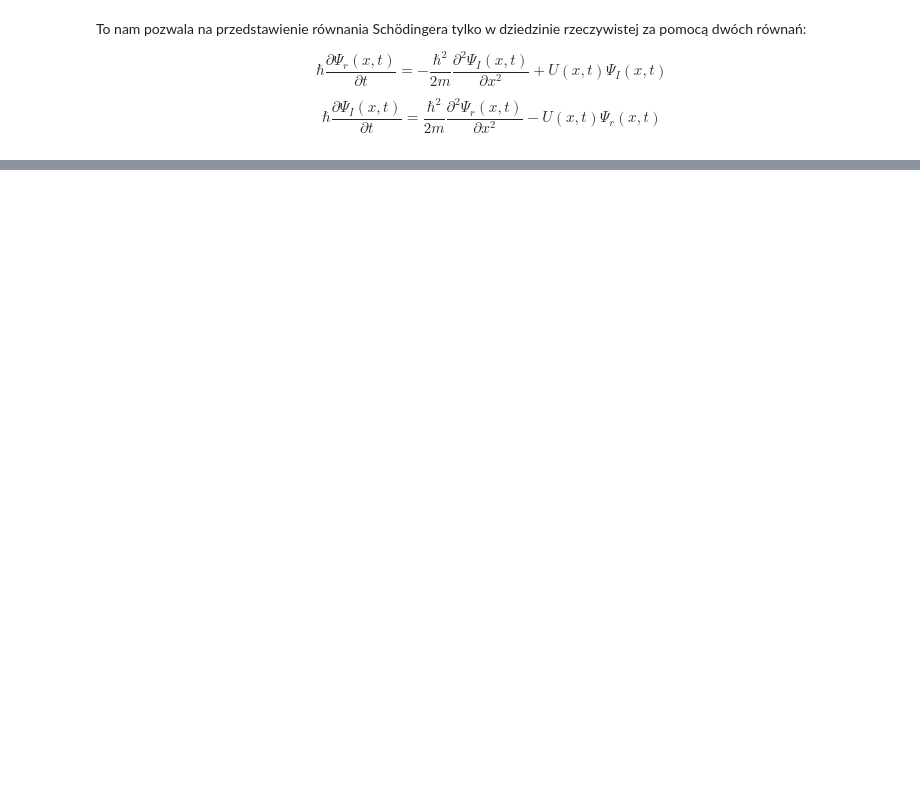
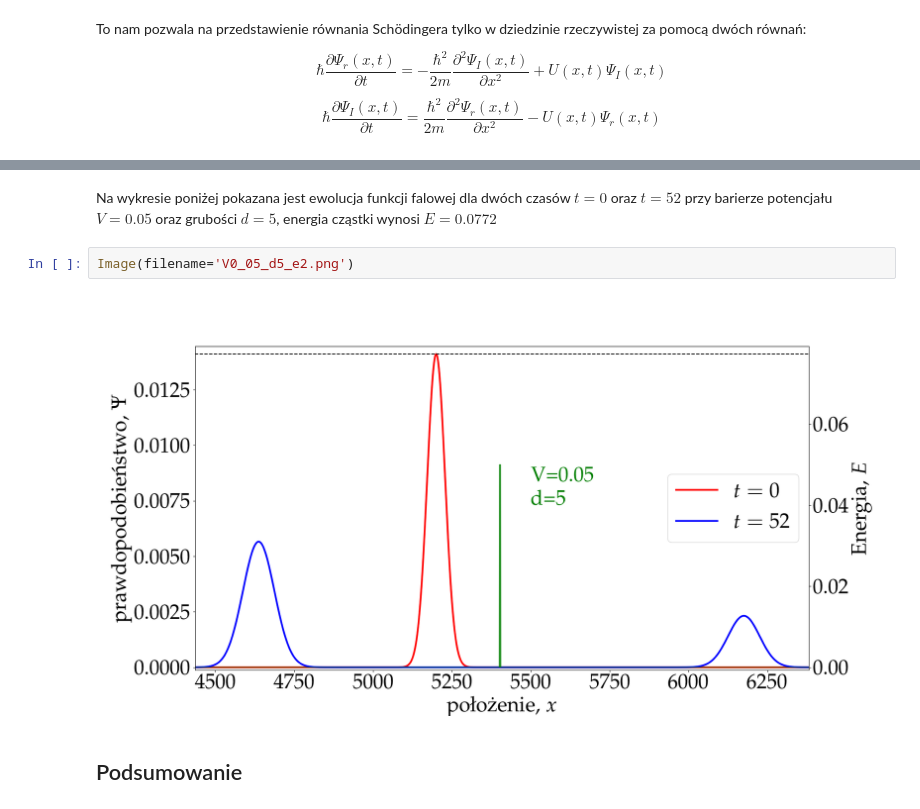
Before and after one commit to pawel21/FDTD, a Jupyter notebook: Schrodinger/FDTD_Schrodinger.ipynb, the cells around one changed output, grey strips where cells are left out. Drawn from its saved outputs; the diff is of its cells as text; blank space fills up the shorter version.

```diff
--- a/Schrodinger/FDTD_Schrodinger.ipynb
+++ b/Schrodinger/FDTD_Schrodinger.ipynb
@@ -28,0 +246,9 @@ $$ \frac{\partial^2 \Psi(x,t)}{\partial x^2} \approx \frac{\Psi(x \Delta x,t) -
+# %% [markdown]
+Na wykresie poniżej pokazana jest ewolucja funkcji falowej dla dwóch czasów $t=0$ oraz $t=52$ przy barierze
+potencjału $V=0.05$ oraz grubości $d=5$, energia cząstki wynosi $E=0.0772$
+# %%
+Image(filename='V0_05_d5_e2.png')
+# %% [output]
+[figure, added]
+# %% [markdown]
+## Podsumowanie
```
Also changed, not shown: parts of 36 cells of this notebook.
